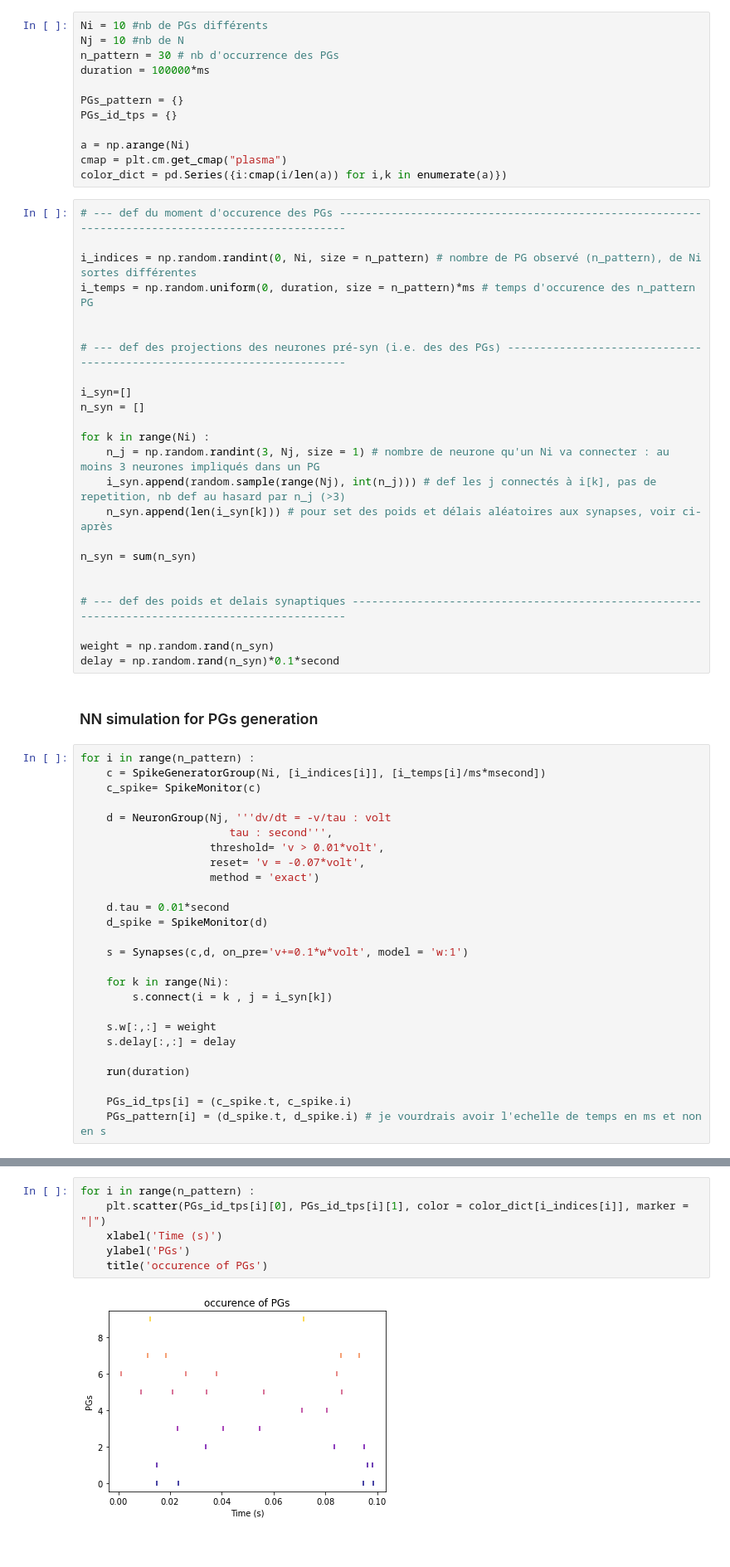
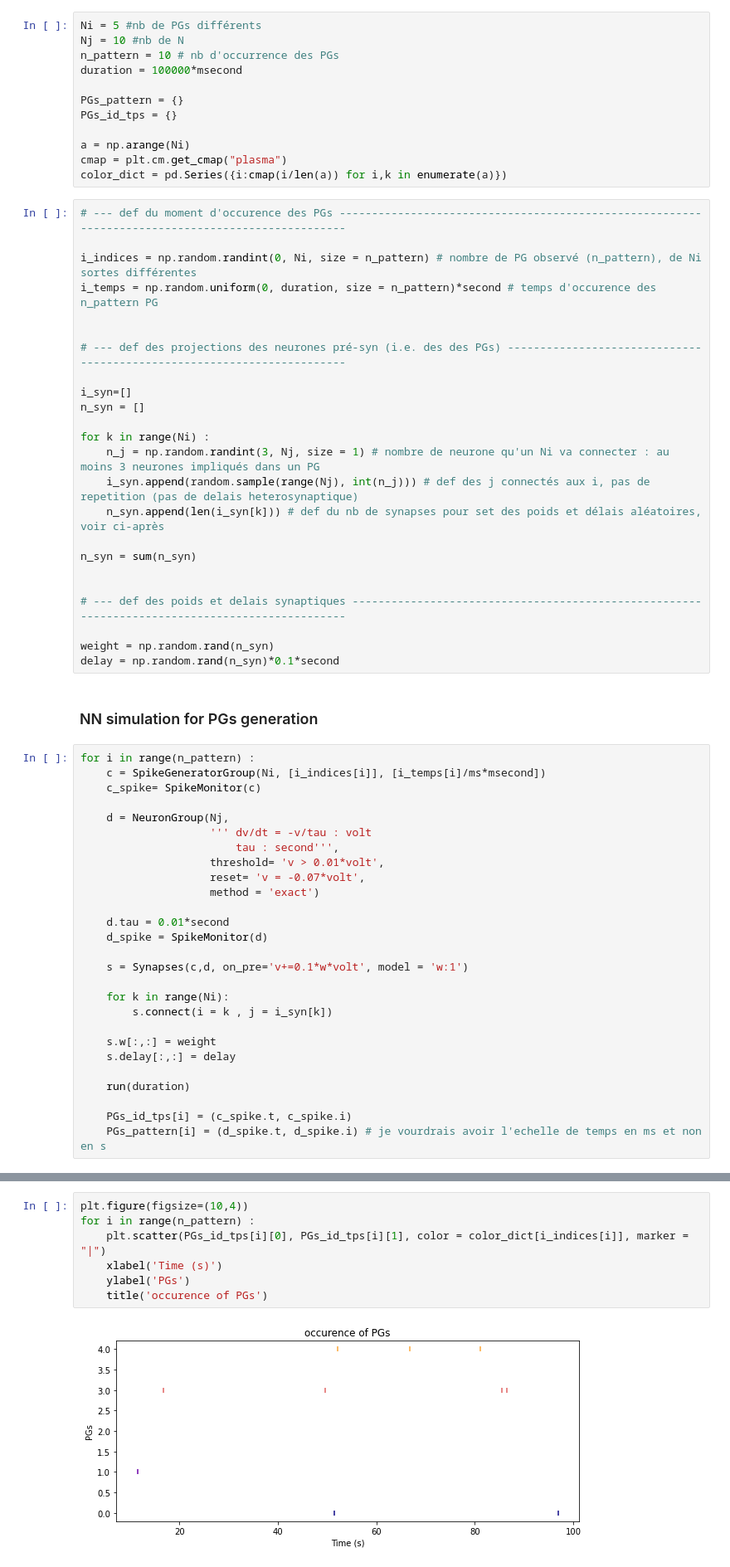
Before and after one commit to camillebesnainou/2022-01-10-polychrony, a Jupyter notebook: 2022-03-02-herewegoagain.ipynb, the cells around one changed output, grey strips where cells are left out. Shown: that part at 83% size. Saved outputs shown, nothing was run; the diff lists cells and outputs as text.

```diff
--- a/2022-03-02-herewegoagain.ipynb
+++ b/2022-03-02-herewegoagain.ipynb
@@ -19,10 +19,10 @@ on aurait donc {i, j} avec par ex i emet un spike à 10ms et connecte les neuron
 # %% [markdown]
 ### variable definition
 # %%
-Ni = 10 #nb de PGs différents
+Ni = 5 #nb de PGs différents
 Nj = 10 #nb de N
-n_pattern = 30 # nb d'occurrence des PGs
-duration = 100000*ms
+n_pattern = 10 # nb d'occurrence des PGs
+duration = 100000*msecond
 
 PGs_pattern = {}
 PGs_id_tps = {}
@@ -34,7 +34,7 @@ color_dict = pd.Series({i:cmap(i/len(a)) for i,k in enumerate(a)})
 # --- def du moment d'occurence des PGs -------------------------------------------------------------------------------------------------
 
 i_indices = np.random.randint(0, Ni, size = n_pattern) # nombre de PG observé (n_pattern), de Ni sortes différentes
-i_temps = np.random.uniform(0, duration, size = n_pattern)*ms # temps d'occurence des n_pattern PG
+i_temps = np.random.uniform(0, duration, size = n_pattern)*second # temps d'occurence des n_pattern PG
 
 
 # --- def des projections des neurones pré-syn (i.e. des des PGs) -----------------------------------------------------------------------
@@ -44,8 +44,8 @@ n_syn = []
 
 for k in range(Ni) :
     n_j = np.random.randint(3, Nj, size = 1) # nombre de neurone qu'un Ni va connecter : au moins 3 neurones impliqués dans un PG
-    i_syn.append(random.sample(range(Nj), int(n_j))) # def les j connectés à i[k], pas de repetition, nb def au hasard par n_j (>3)
-    n_syn.append(len(i_syn[k])) # pour set des poids et délais aléatoires aux synapses, voir ci-après
+    i_syn.append(random.sample(range(Nj), int(n_j))) # def des j connectés aux i, pas de repetition (pas de delais heterosynaptique)
+    n_syn.append(len(i_syn[k])) # def du nb de synapses pour set des poids et délais aléatoires, voir ci-après
 
 n_syn = sum(n_syn)
 
@@ -61,8 +61,9 @@ for i in range(n_pattern) :
     c = SpikeGeneratorGroup(Ni, [i_indices[i]], [i_temps[i]/ms*msecond])
     c_spike= SpikeMonitor(c)
 
-    d = NeuronGroup(Nj, '''dv/dt = -v/tau : volt
-                       tau : second''',
+    d = NeuronGroup(Nj,
+                    ''' dv/dt = -v/tau : volt
+                        tau : second''',
                     threshold= 'v > 0.01*volt',
                     reset= 'v = -0.07*volt',
                     method = 'exact')
@@ -113,10 +114,11 @@ visualise_connectivity(s)
 # %%
+plt.figure(figsize=(10,4))
 for i in range(n_pattern) :
     plt.scatter(PGs_id_tps[i][0], PGs_id_tps[i][1], color = color_dict[i_indices[i]], marker = "|")
     xlabel('Time (s)')
     ylabel('PGs')
     title('occurence of PGs')
 # %% [output]
-[figure, old version]
+[figure, new version]
 # %%
 all_PGs_pattern = []
```
Also changed, not shown: parts of 11 cells of this notebook.
